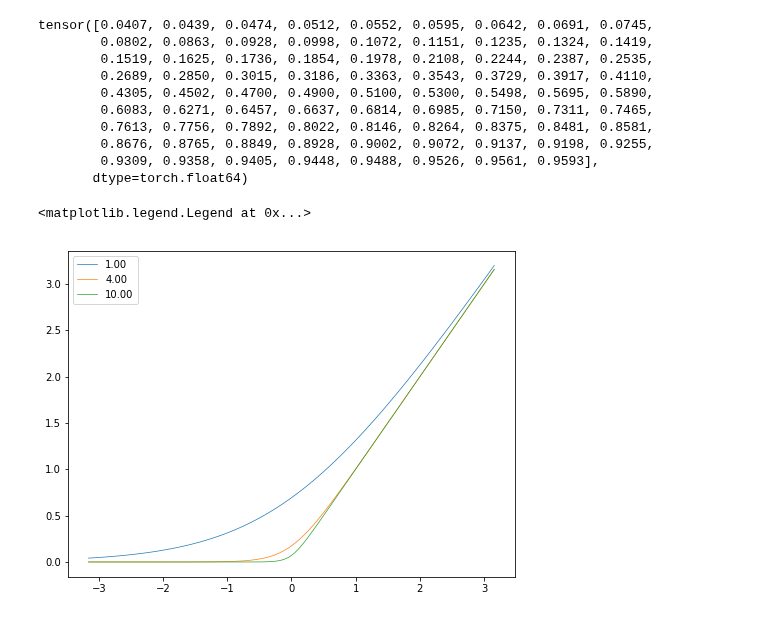
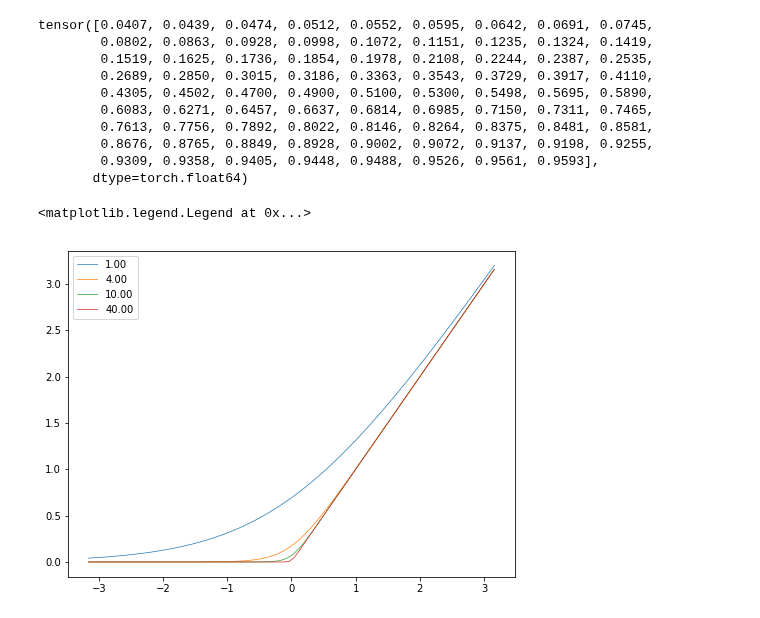
Before and after one commit to Deeptradingfx/point-process-nets, a Jupyter notebook: notebooks/neura.ipynb, the cells around one changed output. Cells and saved outputs as stored; diff of their text form; code cells hidden in the pictures.

```diff
--- a/notebooks/neura.ipynb
+++ b/notebooks/neura.ipynb
@@ -241,10 +255,10 @@ tensor([0.0407, 0.0439, 0.0474, 0.0512, 0.0552, 0.0595, 0.0642, 0.0691, 0.0745,
        dtype=torch.float64)
 # %%
 plt.figure(figsize=(8,6))
-for b in [1, 4, 10]:
+for b in [1, 4, 10, 40]:
     yvals = nn.Softplus(threshold=10, beta=b)(big_grid)
-    plt.plot(big_grid.tolist(), yvals.tolist(), linewidth=.7, label='%.2f' % b)
+    plt.plot(big_grid.numpy(), yvals.numpy(), linewidth=.7, label='%.2f' % b)
 plt.legend()
 # %% [output]
 <matplotlib.legend.Legend at 0x...>
-[figure, old version]
+[figure, new version]
```
Also changed, not shown: parts of 8 cells of this notebook, 2 other files.
